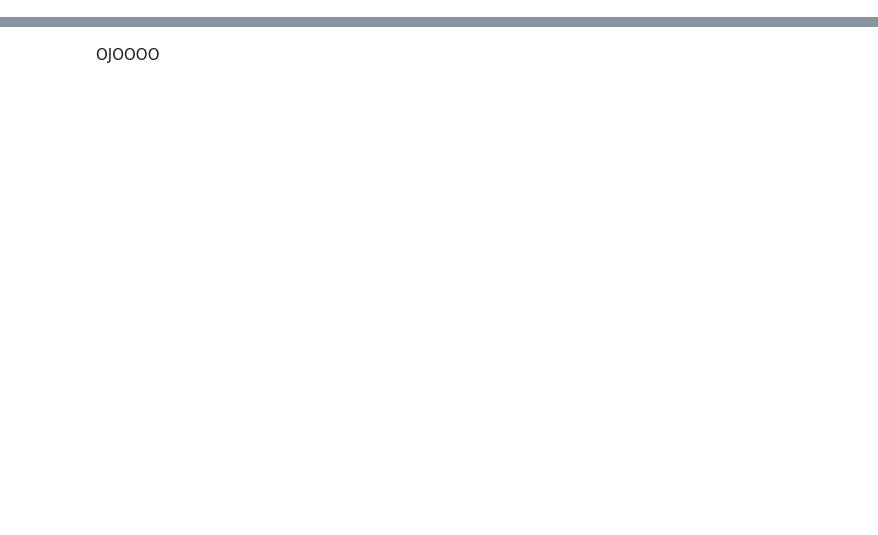
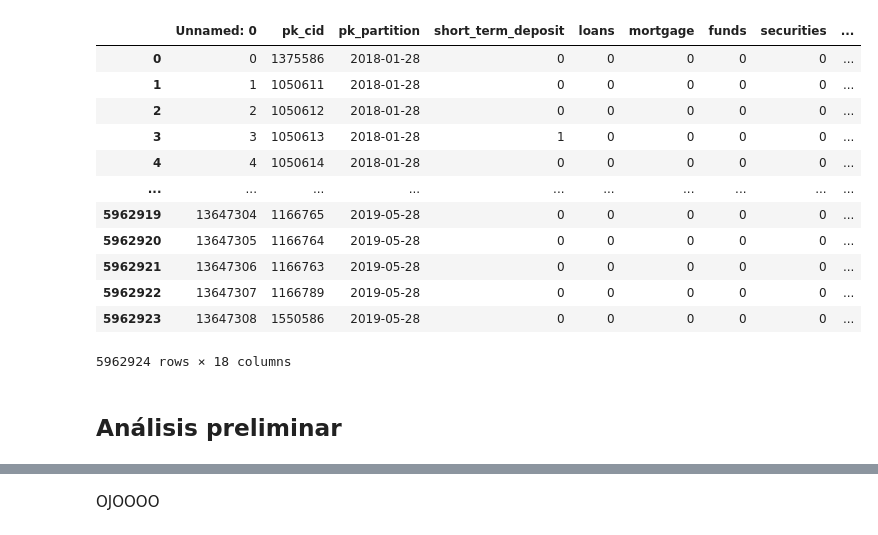
Before and after one commit to jascicz/easy_money_Project, a Jupyter notebook: Tarea_1_Análisis_BI/productos.ipynb, the cells around one changed output, grey strips where cells are left out. Cells and saved outputs as stored; diff of their text form; code cells hidden in the pictures; blank space fills up the shorter version.

```diff
--- a/Tarea_1_Análisis_BI/productos.ipynb
+++ b/Tarea_1_Análisis_BI/productos.ipynb
@@ -1 +1,20 @@
+# %%
+import numpy as np
+import pandas as pd
+pd.options.display.float_format = '{:,.3f}'.format
+pd.set_option('display.max_columns', 100)
+import seaborn as sns
+import matplotlib.pyplot as plt
+
+import warnings
+warnings.filterwarnings('ignore')
+
+from ipywidgets import widgets
+from ydata_profiling import ProfileReport
+from ydata_profiling.utils.cache import cache_file
+# %%
+# cargando el dataset de productos desde S3 de AWS
+prod_df = pd.read_parquet('https://easy-money-project-bucket.s3.eu-west-3.amazonaws.com/products_df.parquet')
+
+# sdg_df = pd.read_parquet('https://easy-money-project-bucket.s3.eu-west-3.amazonaws.com/sociodemographic_df.parquet')
 # %% [markdown]
@@ -18,0 +22,18 @@ df_fulll
+# %%
+prod_df
+# %% [output]
+|  | Unnamed: 0 | pk_cid | pk_partition | short_term_deposit | loans | mortgage | funds | securities | ... |
+| 0 | 0 | 1375586 | 2018-01-28 | 0 | 0 | 0 | 0 | 0 | ... |
+| 1 | 1 | 1050611 | 2018-01-28 | 0 | 0 | 0 | 0 | 0 | ... |
+| 2 | 2 | 1050612 | 2018-01-28 | 0 | 0 | 0 | 0 | 0 | ... |
+| 3 | 3 | 1050613 | 2018-01-28 | 1 | 0 | 0 | 0 | 0 | ... |
+| 4 | 4 | 1050614 | 2018-01-28 | 0 | 0 | 0 | 0 | 0 | ... |
+| ... | ... | ... | ... | ... | ... | ... | ... | ... | ... |
+| 5962919 | 13647304 | 1166765 | 2019-05-28 | 0 | 0 | 0 | 0 | 0 | ... |
+| 5962920 | 13647305 | 1166764 | 2019-05-28 | 0 | 0 | 0 | 0 | 0 | ... |
+| 5962921 | 13647306 | 1166763 | 2019-05-28 | 0 | 0 | 0 | 0 | 0 | ... |
+| 5962922 | 13647307 | 1166789 | 2019-05-28 | 0 | 0 | 0 | 0 | 0 | ... |
+| 5962923 | 13647308 | 1550586 | 2019-05-28 | 0 | 0 | 0 | 0 | 0 | ... |
+5962924 rows × 18 columns
+# %% [markdown]
+## Análisis preliminar
```
Also changed, not shown: parts of 16 cells of this notebook, 2 other files.
